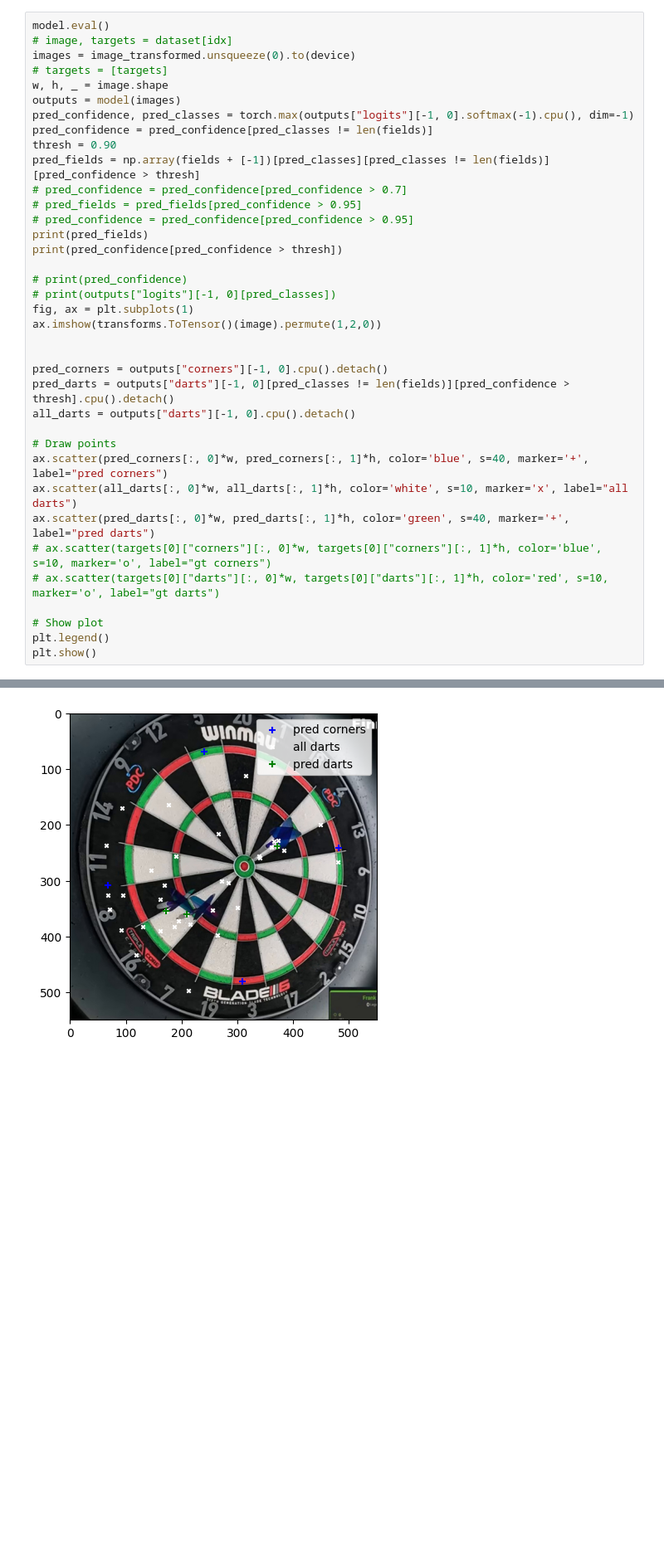
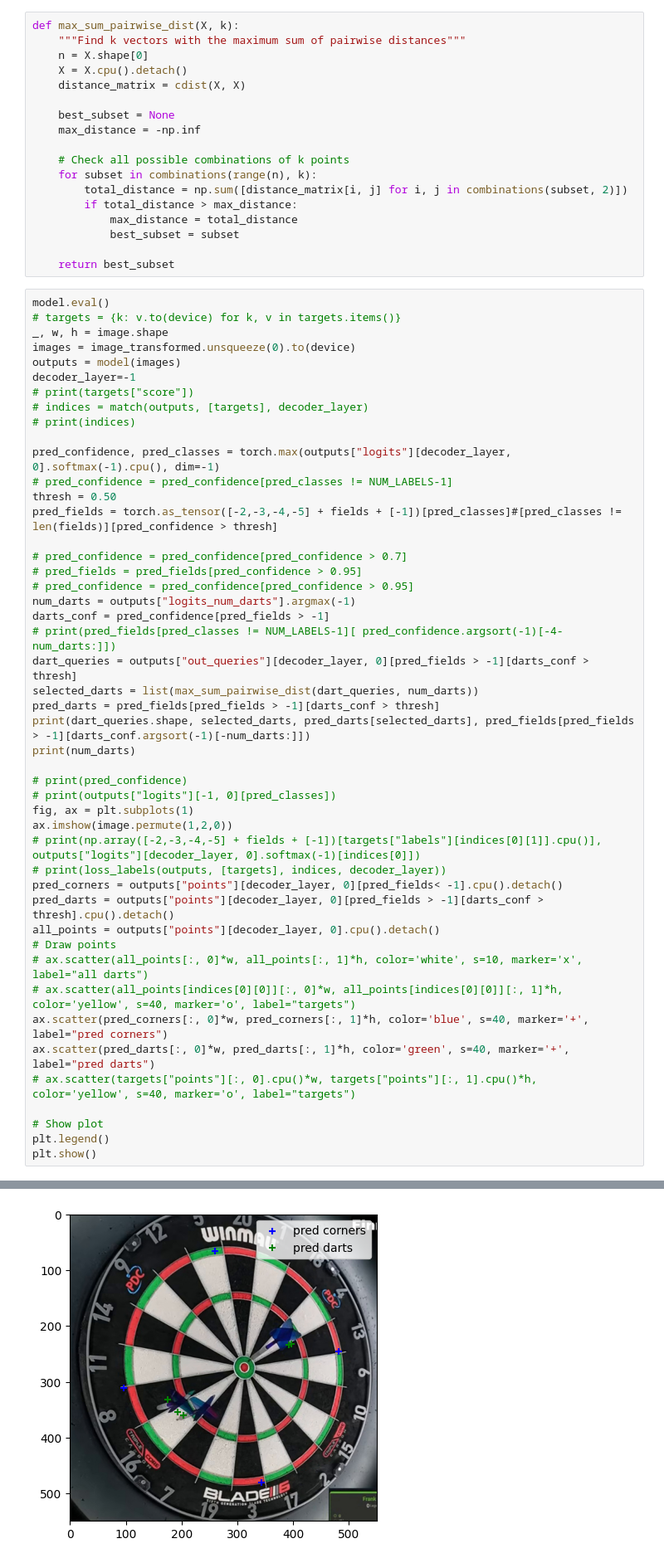
Before and after one commit to timnielen/playdarts, a Jupyter notebook: inference.ipynb, the cells around one changed output, grey strips where cells are left out. Shown: that part at 83% size. Cells and saved outputs as stored; diff of their text form; blank space fills up the shorter version.

```diff
--- a/inference.ipynb
+++ b/inference.ipynb
@@ -47,36 +73,64 @@ model.load_state_dict(torch.load("models/epoch_300_0.0495_0.1217_1.0689_0.7117.p
+# %%
+def max_sum_pairwise_dist(X, k):
+    """Find k vectors with the maximum sum of pairwise distances"""
+    n = X.shape[0]
+    X = X.cpu().detach()
+    distance_matrix = cdist(X, X)
+
+    best_subset = None
+    max_distance = -np.inf
+
+    # Check all possible combinations of k points
+    for subset in combinations(range(n), k):
+        total_distance = np.sum([distance_matrix[i, j] for i, j in combinations(subset, 2)])
+        if total_distance > max_distance:
+            max_distance = total_distance
+            best_subset = subset
+
+    return best_subset
 # %%
 model.eval()
-# image, targets = dataset[idx]
+# targets = {k: v.to(device) for k, v in targets.items()}
+_, w, h = image.shape
 images = image_transformed.unsqueeze(0).to(device)
-# targets = [targets]
-w, h, _ = image.shape
 outputs = model(images)
-pred_confidence, pred_classes = torch.max(outputs["logits"][-1, 0].softmax(-1).cpu(), dim=-1)
-pred_confidence = pred_confidence[pred_classes != len(fields)]
-thresh = 0.90
-pred_fields = np.array(fields + [-1])[pred_classes][pred_classes != len(fields)][pred_confidence > thresh]
+decoder_layer=-1
+# print(targets["score"])
+# indices = match(outputs, [targets], decoder_layer)
+# print(indices)
+
+pred_confidence, pred_classes = torch.max(outputs["logits"][decoder_layer, 0].softmax(-1).cpu(), dim=-1)
+# pred_confidence = pred_confidence[pred_classes != NUM_LABELS-1]
+thresh = 0.50
+pred_fields = torch.as_tensor([-2,-3,-4,-5] + fields + [-1])[pred_classes]#[pred_classes != len(fields)][pred_confidence > thresh]
+
 # pred_confidence = pred_confidence[pred_confidence > 0.7]
 # pred_fields = pred_fields[pred_confidence > 0.95]
 # pred_confidence = pred_confidence[pred_confidence > 0.95]
-print(pred_fields)
-print(pred_confidence[pred_confidence > thresh])
+num_darts = outputs["logits_num_darts"].argmax(-1)
+darts_conf = pred_confidence[pred_fields > -1]
+# print(pred_fields[pred_classes != NUM_LABELS-1][ pred_confidence.argsort(-1)[-4-num_darts:]])
+dart_queries = outputs["out_queries"][decoder_layer, 0][pred_fields > -1][darts_conf > thresh]
+selected_darts = list(max_sum_pairwise_dist(dart_queries, num_darts))
+pred_darts = pred_fields[pred_fields > -1][darts_conf > thresh]
+print(dart_queries.shape, selected_darts, pred_darts[selected_darts], pred_fields[pred_fields > -1][darts_conf.argsort(-1)[-num_darts:]])
+print(num_darts)
 
 # print(pred_confidence)
 # print(outputs["logits"][-1, 0][pred_classes])
 fig, ax = plt.subplots(1)
-ax.imshow(transforms.ToTensor()(image).permute(1,2,0))
-
-
-pred_corners = outputs["corners"][-1, 0].cpu().detach()
-pred_darts = outputs["darts"][-1, 0][pred_classes != len(fields)][pred_confidence > thresh].cpu().detach()
-all_darts = outputs["darts"][-1, 0].cpu().detach()
-
+ax.imshow(image.permute(1,2,0))
+# print(np.array([-2,-3,-4,-5] + fields + [-1])[targets["labels"][indices[0][1]].cpu()], outputs["logits"][decoder_layer, 0].softmax(-1)[indices[0]])
+# print(loss_labels(outputs, [targets], indices, decoder_layer))
+pred_corners = outputs["points"][decoder_layer, 0][pred_fields< -1].cpu().detach()
+pred_darts = outputs["points"][decoder_layer, 0][pred_fields > -1][darts_conf > thresh].cpu().detach()
+all_points = outputs["points"][decoder_layer, 0].cpu().detach()
 # Draw points
+# ax.scatter(all_points[:, 0]*w, all_points[:, 1]*h, color='white', s=10, marker='x', label="all darts")
+# ax.scatter(all_points[indices[0][0]][:, 0]*w, all_points[indices[0][0]][:, 1]*h, color='yellow', s=40, marker='o', label="targets")
 ax.scatter(pred_corners[:, 0]*w, pred_corners[:, 1]*h, color='blue', s=40, marker='+', label="pred corners")
-ax.scatter(all_darts[:, 0]*w, all_darts[:, 1]*h, color='white', s=10, marker='x', label="all darts")
 ax.scatter(pred_darts[:, 0]*w, pred_darts[:, 1]*h, color='green', s=40, marker='+', label="pred darts")
-# ax.scatter(targets[0]["corners"][:, 0]*w, targets[0]["corners"][:, 1]*h, color='blue', s=10, marker='o', label="gt corners")
-# ax.scatter(targets[0]["darts"][:, 0]*w, targets[0]["darts"][:, 1]*h, color='red', s=10, marker='o', label="gt darts")
+# ax.scatter(targets["points"][:, 0].cpu()*w, targets["points"][:, 1].cpu()*h, color='yellow', s=40, marker='o', label="targets")
 
 # Show plot
 plt.legend()
@@ -87 +141 @@ tensor([0.9703, 0.9861, 0.9352], grad_fn=<IndexBackward0>)
-[figure, old version]
+[figure, new version]
```
Also changed, not shown: parts of 14 cells of this notebook, 5 other files.
